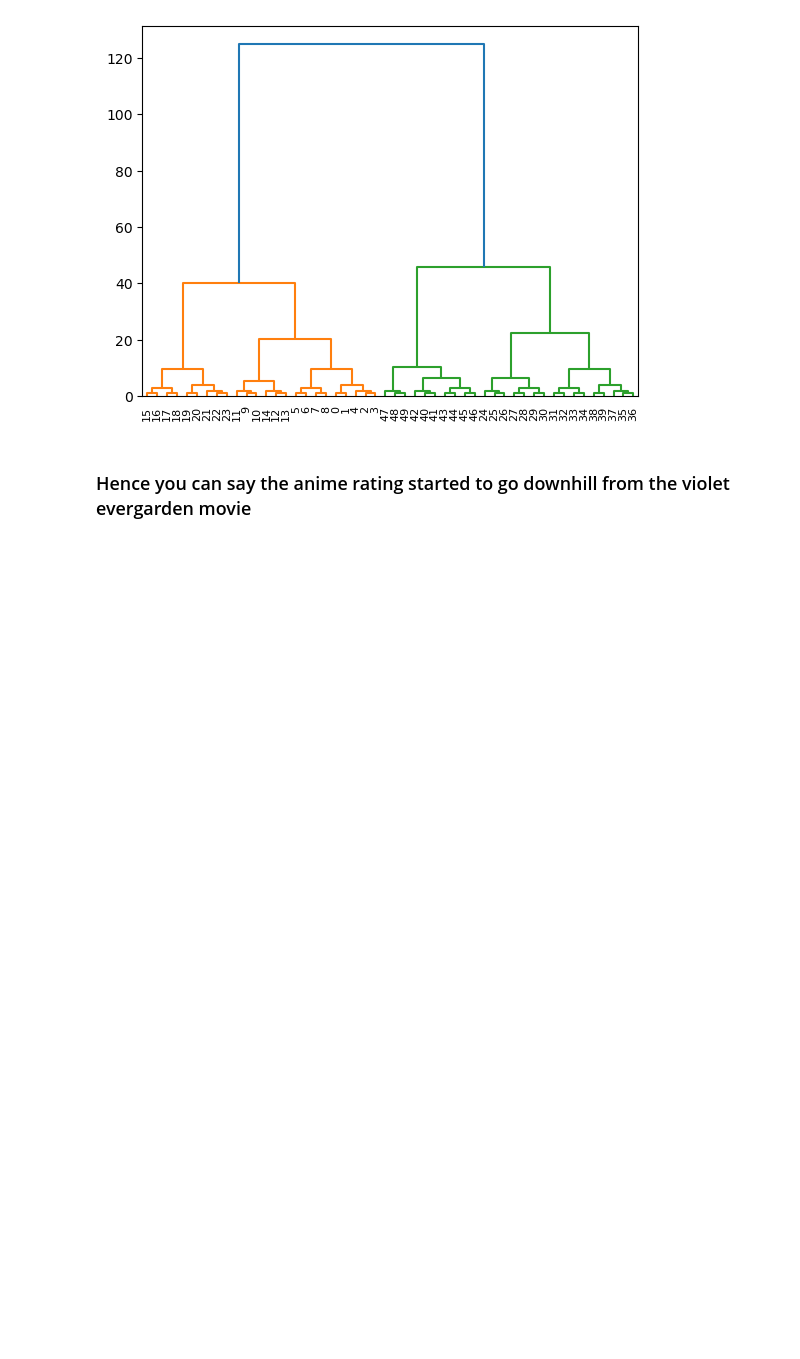
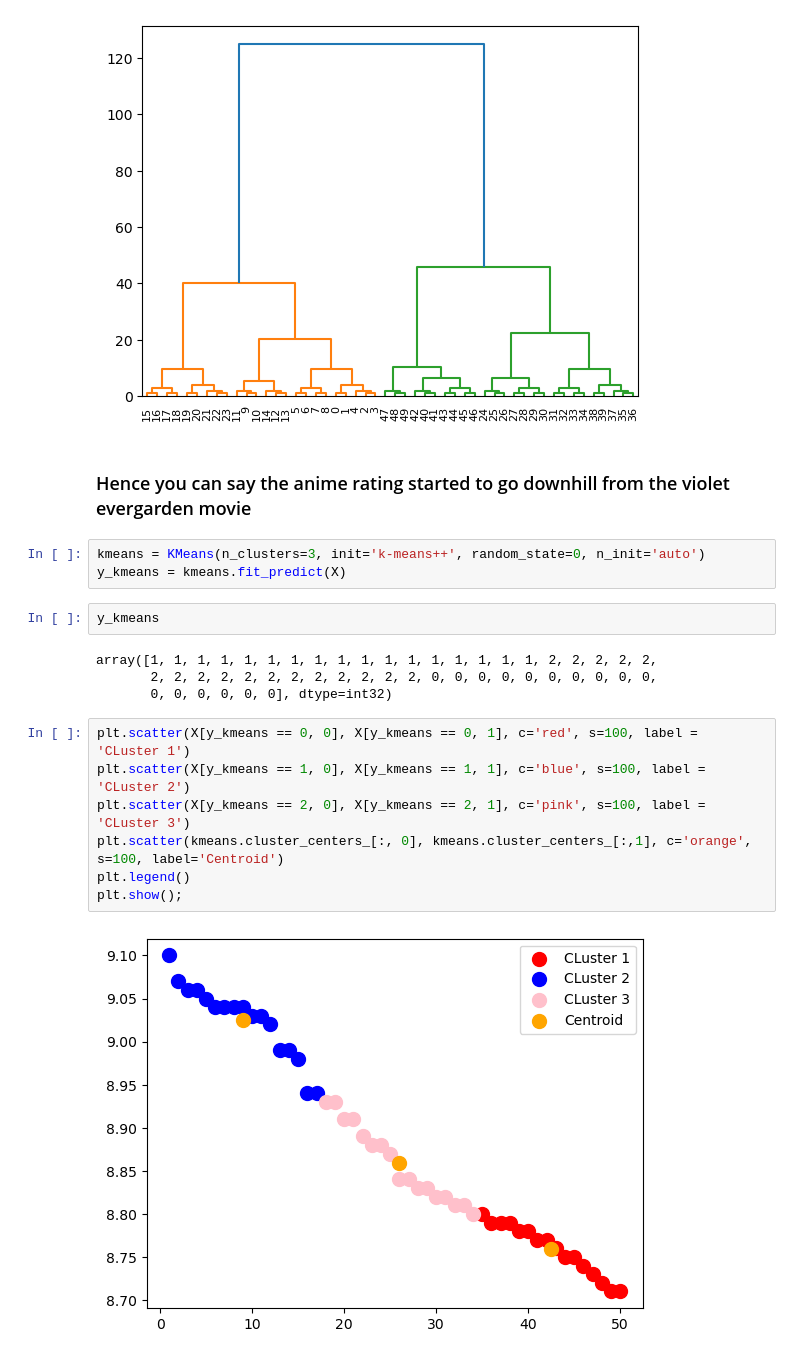
Before and after one commit to anishka07/UCI_machine-learning, a Jupyter notebook: anime/mainanime.ipynb, the cells around one changed output. Saved outputs shown, nothing was run; the diff lists cells and outputs as text; blank space fills up the shorter version.

```diff
--- a/anime/mainanime.ipynb
+++ b/anime/mainanime.ipynb
@@ -101,3 +101,21 @@ dendrogram = sch.dendrogram(sch.linkage(X, method='ward'))
 [figure]
 # %% [markdown]
 ### Hence you can say the anime rating started to go downhill from the violet evergarden movie
+# %%
+kmeans = KMeans(n_clusters=3, init='k-means++', random_state=0, n_init='auto')
+y_kmeans = kmeans.fit_predict(X)
+# %%
+y_kmeans
+# %% [output]
+array([1, 1, 1, 1, 1, 1, 1, 1, 1, 1, 1, 1, 1, 1, 1, 1, 1, 2, 2, 2, 2, 2,
+       2, 2, 2, 2, 2, 2, 2, 2, 2, 2, 2, 2, 0, 0, 0, 0, 0, 0, 0, 0, 0, 0,
+       0, 0, 0, 0, 0, 0], dtype=int32)
+# %%
+plt.scatter(X[y_kmeans == 0, 0], X[y_kmeans == 0, 1], c='red', s=100, label = 'CLuster 1')
+plt.scatter(X[y_kmeans == 1, 0], X[y_kmeans == 1, 1], c='blue', s=100, label = 'CLuster 2')
+plt.scatter(X[y_kmeans == 2, 0], X[y_kmeans == 2, 1], c='pink', s=100, label = 'CLuster 3')
+plt.scatter(kmeans.cluster_centers_[:, 0], kmeans.cluster_centers_[:,1], c='orange', s=100, label='Centroid')
+plt.legend()
+plt.show();
+# %% [output]
+[figure, added]
```
